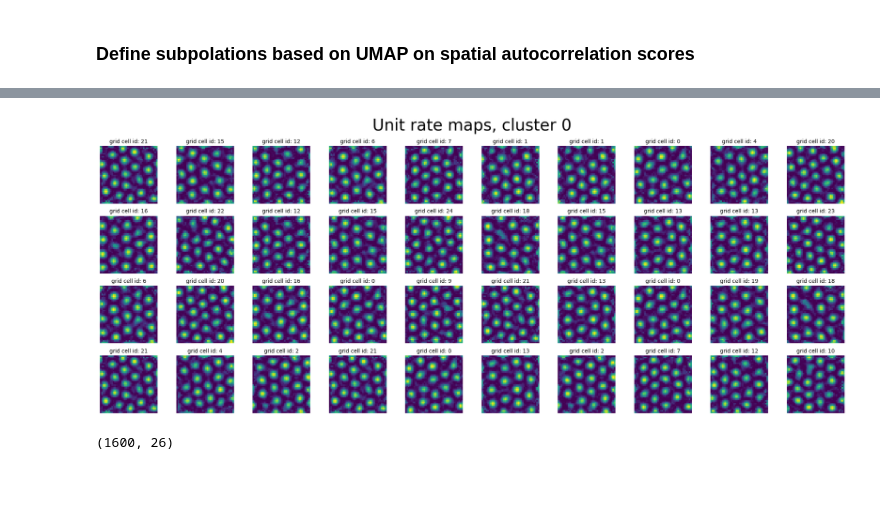
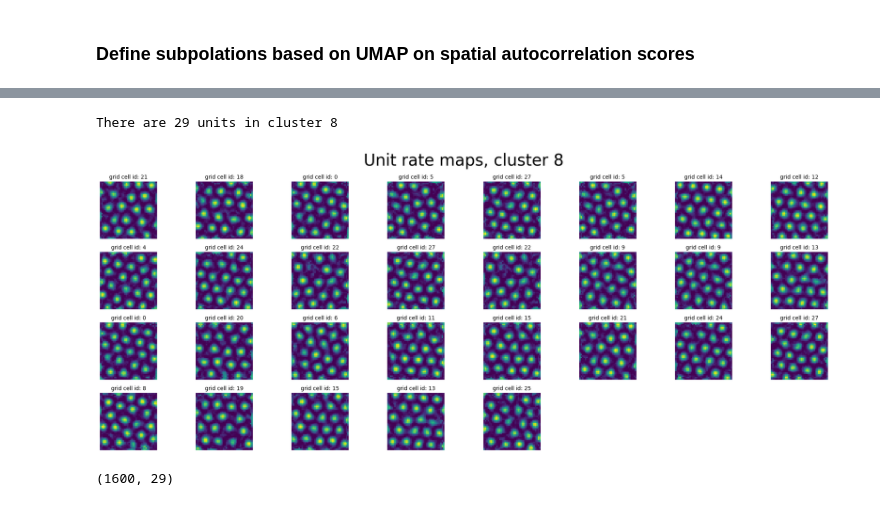
Before and after one commit to geometric-intelligence/neurometry, a Jupyter notebook: tutorials/09_application_rnns_grid_cells_xu.ipynb, the cells around one changed output, grey strips where cells are left out. Saved outputs shown, nothing was run; the diff lists cells and outputs as text; code cells hidden in the pictures.

```diff
--- a/tutorials/09_application_rnns_grid_cells_xu.ipynb
+++ b/tutorials/09_application_rnns_grid_cells_xu.ipynb
@@ -303,14 +292,19 @@ def get_data_from_cluster(data,cluster_id):
 clusters = []
 
 for i in np.unique(umap_clusters):
-    cluster = get_data_from_cluster(weights,i)
+    cluster = get_data_from_cluster(activations['v'],i)
     clusters.append(cluster)
-# %%
-plot_rate_map(None, 40, clusters[11], "Unit rate maps, cluster 0")
-# %% [output]
-[figure, removed]
+# %%
+cluster_id = 8
+num_cells_in_cluster = clusters[cluster_id].shape[0]
+print(f"There are {num_cells_in_cluster} units in cluster {cluster_id}")
+
+plot_rate_map(None, min(40,num_cells_in_cluster), clusters[cluster_id], f"Unit rate maps, cluster {cluster_id}")
+# %% [output]
+There are 29 units in cluster 8
+[figure, added]
 # %%
-neural_points = clusters[11].reshape(len(clusters[11]),-1).T
+neural_points = clusters[cluster_id].reshape(len(clusters[cluster_id]),-1).T
 print(neural_points.shape)
 # %% [output]
-(1600, 26)
+(1600, 29)
```
Also changed, not shown: parts of 14 cells of this notebook, 1 other file.
